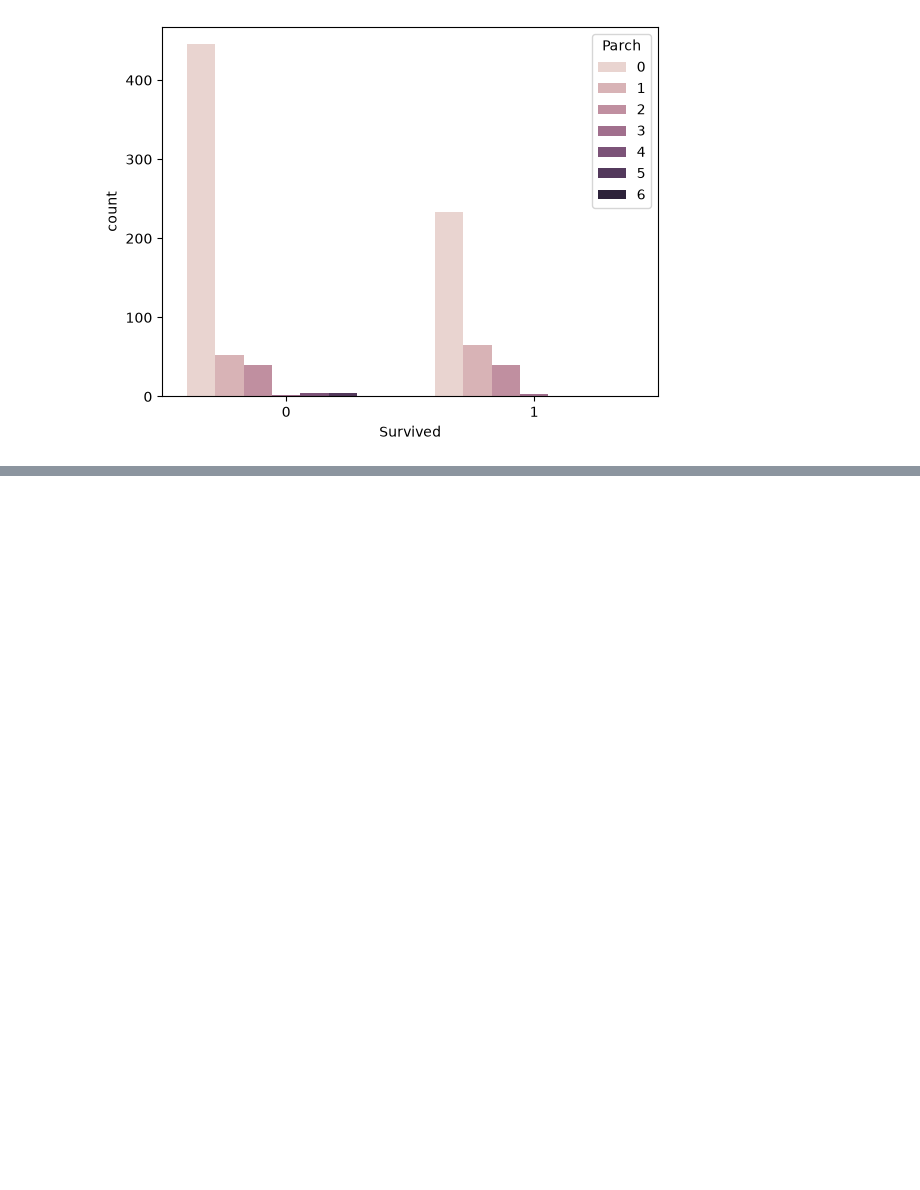
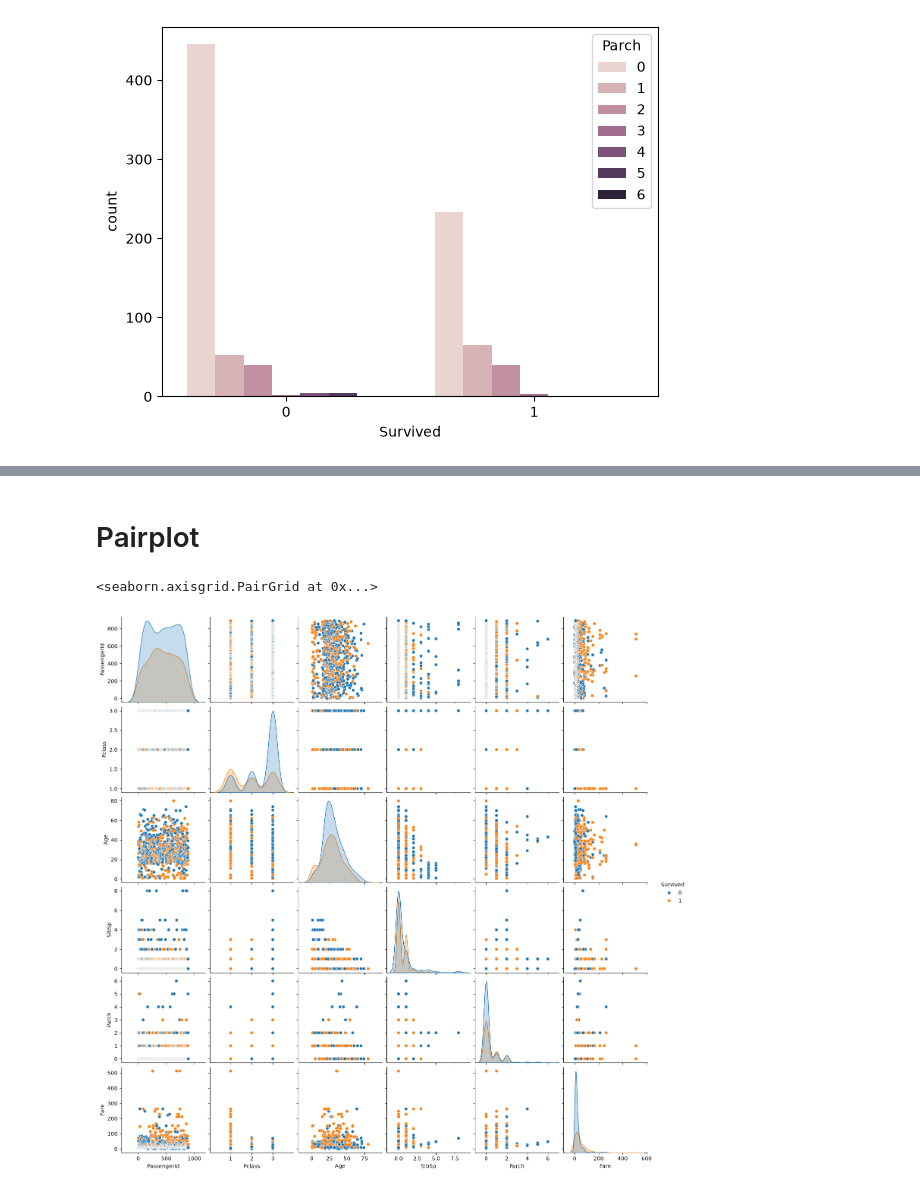
Before and after one commit to shy942/ML-exploration, a Jupyter notebook: notebooks/01_EDA.ipynb, the cells around one changed output, grey strips where cells are left out. Drawn from its saved outputs; the diff is of its cells as text; code cells hidden in the pictures; blank space fills up the shorter version.

```diff
--- a/notebooks/01_EDA.ipynb
+++ b/notebooks/01_EDA.ipynb
@@ -186,0 +195,7 @@ sns.countplot(x='Survived', hue='Parch', data=df)
+# %% [markdown]
+# Pairplot
+# %%
+sns.pairplot(df, hue='Survived')
+# %% [output]
+<seaborn.axisgrid.PairGrid at 0x...>
+[figure, added]
```
Also changed, not shown: parts of 4 cells of this notebook.
